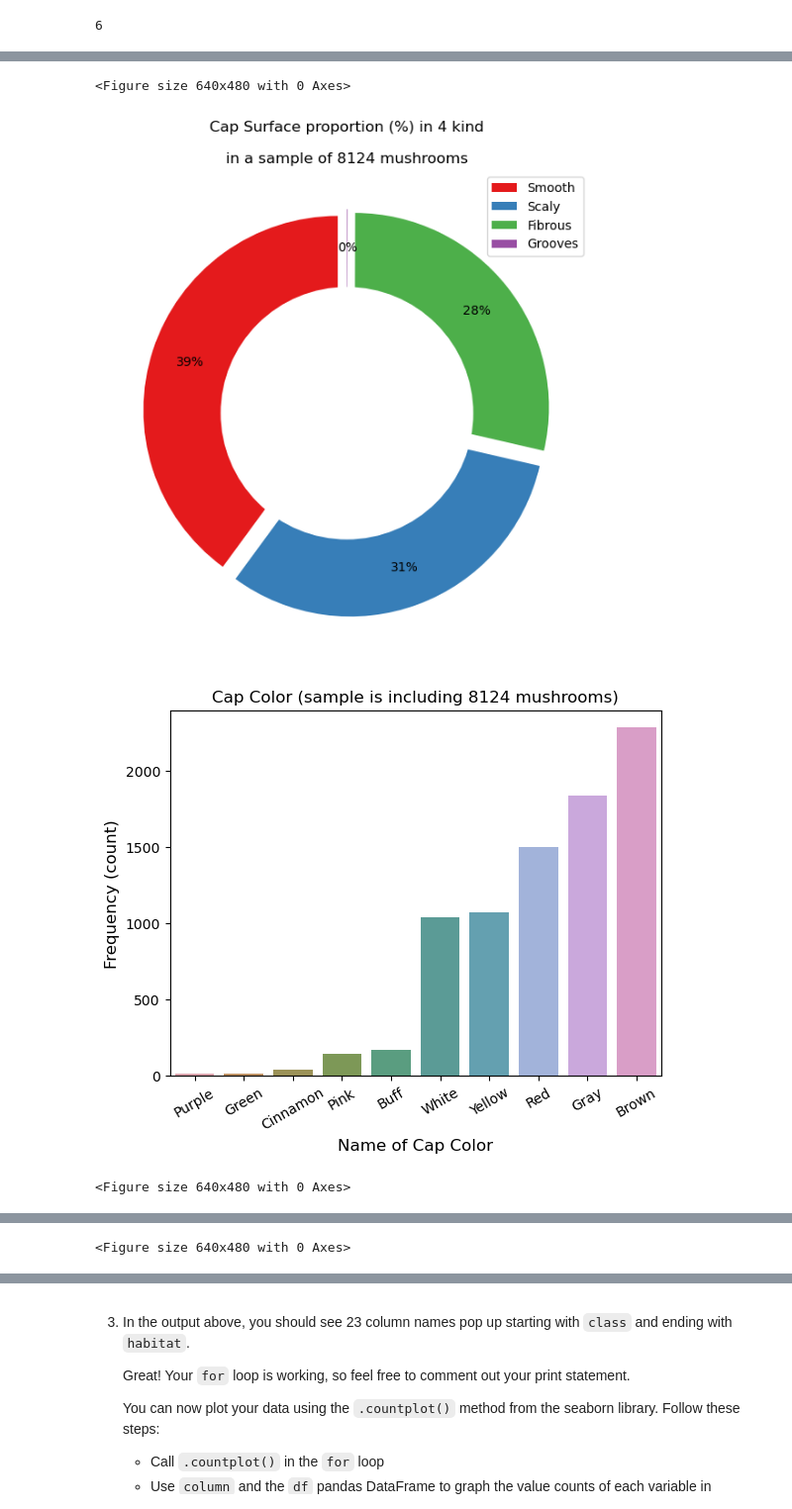
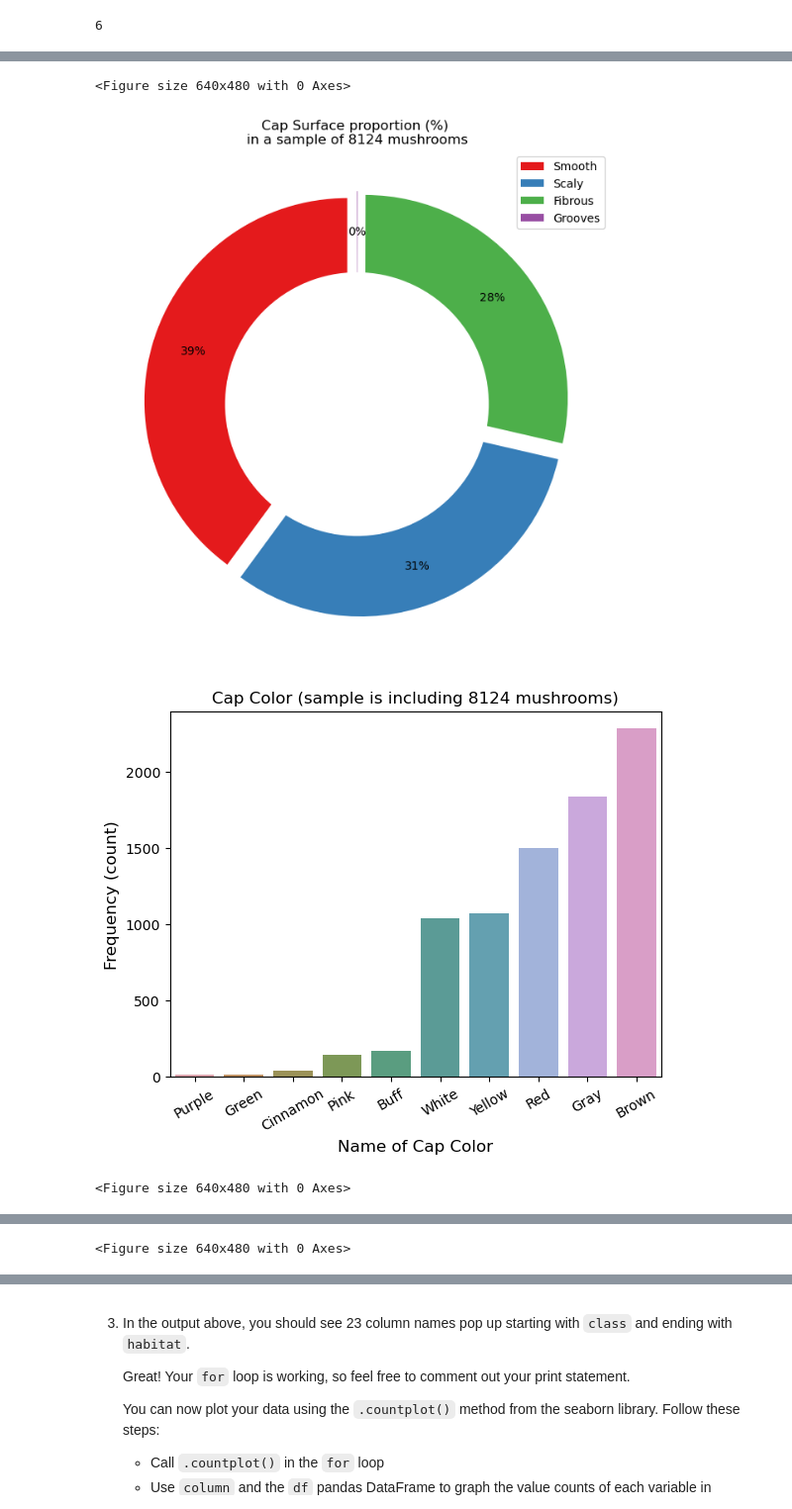
Before and after one commit to LiZoMark841619/Mushroom_analysis, a Jupyter notebook: Exploring Mushrooms/Exploring Mushrooms.ipynb, the cells around one changed output, grey strips where cells are left out. Shown at 99% size. Saved outputs shown, nothing was run; the diff lists cells and outputs as text; code cells hidden in the pictures.

```diff
--- a/Exploring Mushrooms/Exploring Mushrooms.ipynb
+++ b/Exploring Mushrooms/Exploring Mushrooms.ipynb
@@ -154,11 +154,11 @@ for column in columns:
     #print(column)
     sns.set_palette("Set1")
     if df[column].nunique() < 6:
-        plt.figure(figsize=[7,7])
+        plt.figure(figsize=[8,8])
         plt.pie(df[column].value_counts(), autopct='%d%%', startangle=90, pctdistance=0.8, explode=[0.05 for i in range(len(df[column].value_counts()))])
         labels=df[column].unique()
         plt.legend(labels, loc=0)
-        plt.title(f'{column} proportion (%) in {df[column].nunique()} kind\n\nin a sample of {len(df.Population)} mushrooms', fontsize=12)
+        plt.title(f'{column} proportion (%) \nin a sample of {len(df.Population)} mushrooms', fontsize=12)
         hole = plt.Circle((0, 0), 0.65, facecolor='white')
         plt.gcf().gca().add_artist(hole)
     else:
@@ -174,5 +174,5 @@ for column in columns:
 [figure]
 <Figure size 640x480 with 0 Axes>
-[figure, old version]
+[figure, new version]
 [figure]
 <Figure size 640x480 with 0 Axes>
```
Also changed, not shown: parts of 1 cell of this notebook.
